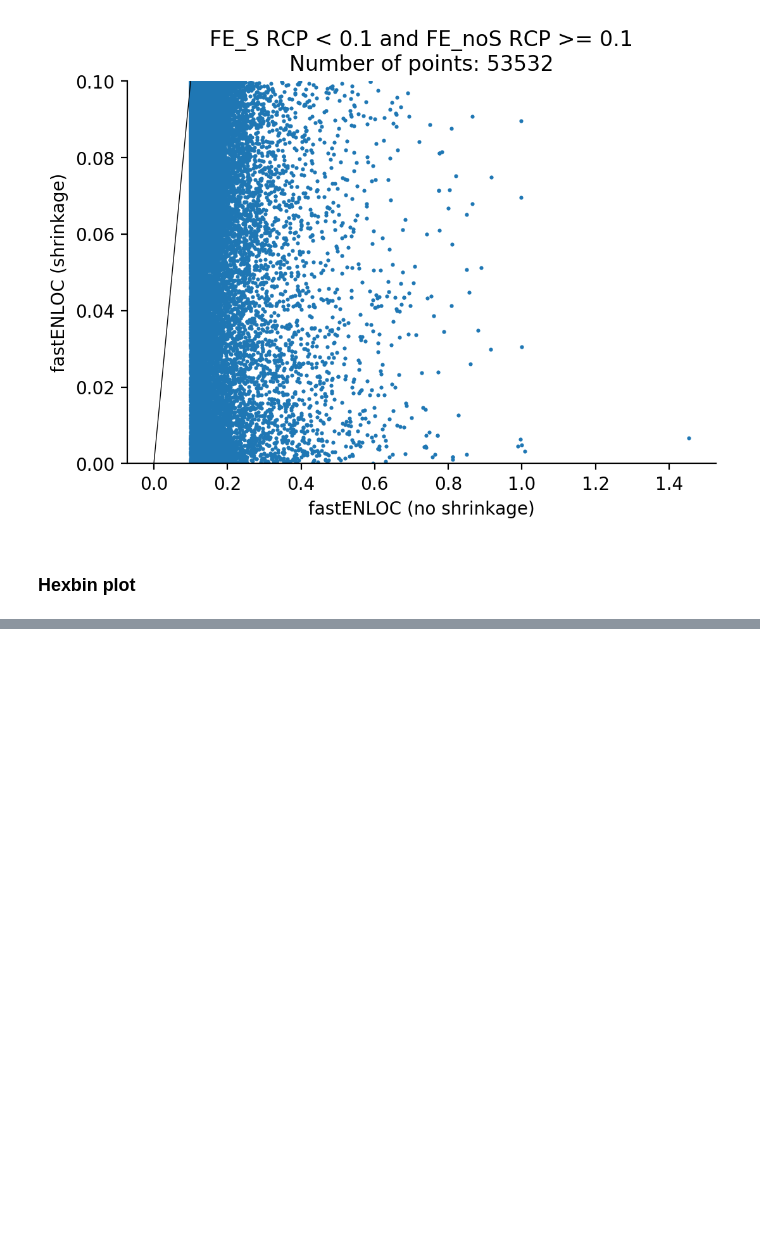
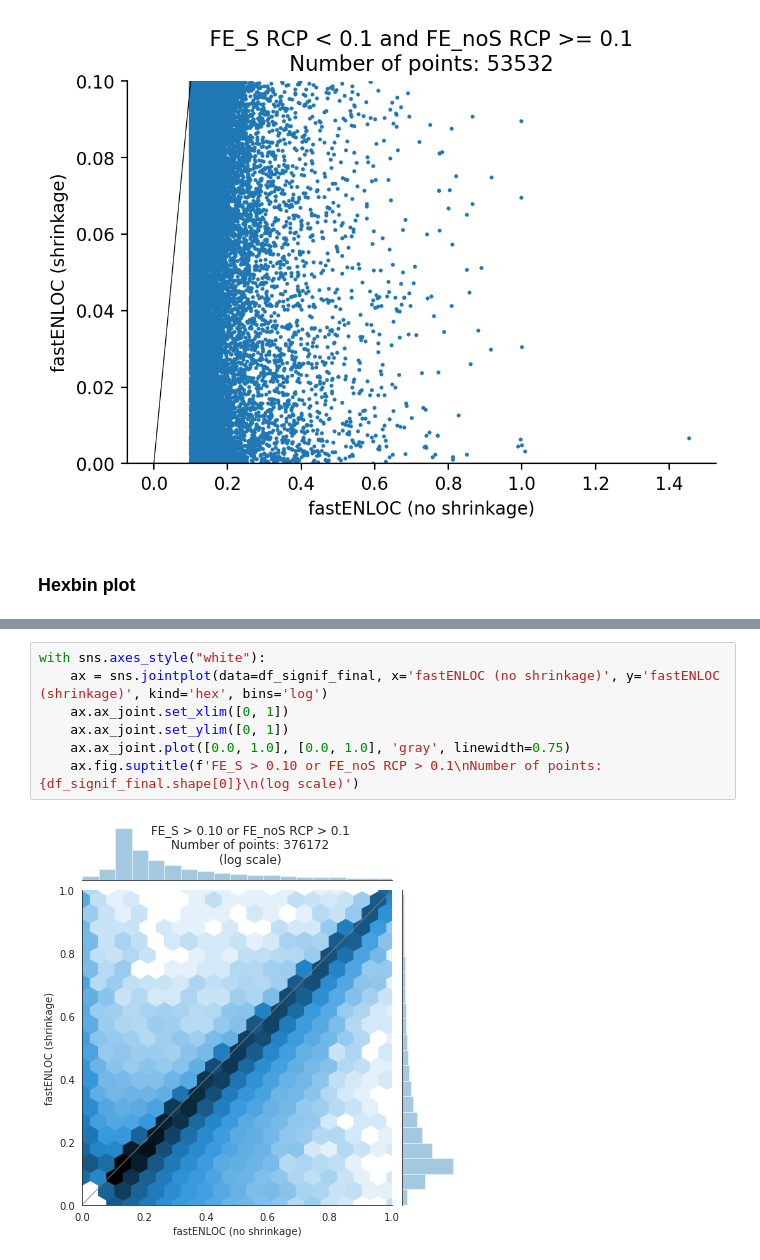
Before and after one commit to hakyimlab/phenomexcan, a Jupyter notebook: scripts/150_validation/36_fastenloc_shrinkage_vs_no_shrinkage.ipynb, the cells around one changed output, grey strips where cells are left out. Cells and saved outputs as stored; diff of their text form; blank space fills up the shorter version.

```diff
--- a/scripts/150_validation/36_fastenloc_shrinkage_vs_no_shrinkage.ipynb
+++ b/scripts/150_validation/36_fastenloc_shrinkage_vs_no_shrinkage.ipynb
@@ -318,0 +386,9 @@ with sns.axes_style("white"):
+# %%
+with sns.axes_style("white"):
+    ax = sns.jointplot(data=df_signif_final, x='fastENLOC (no shrinkage)', y='fastENLOC (shrinkage)', kind='hex', bins='log')
+    ax.ax_joint.set_xlim([0, 1])
+    ax.ax_joint.set_ylim([0, 1])
+    ax.ax_joint.plot([0.0, 1.0], [0.0, 1.0], 'gray', linewidth=0.75)
+    ax.fig.suptitle(f'FE_S > 0.10 or FE_noS RCP > 0.1\nNumber of points: {df_signif_final.shape[0]}\n(log scale)')
+# %% [output]
+[figure, added]
```
Also changed, not shown: parts of 30 cells of this notebook.
